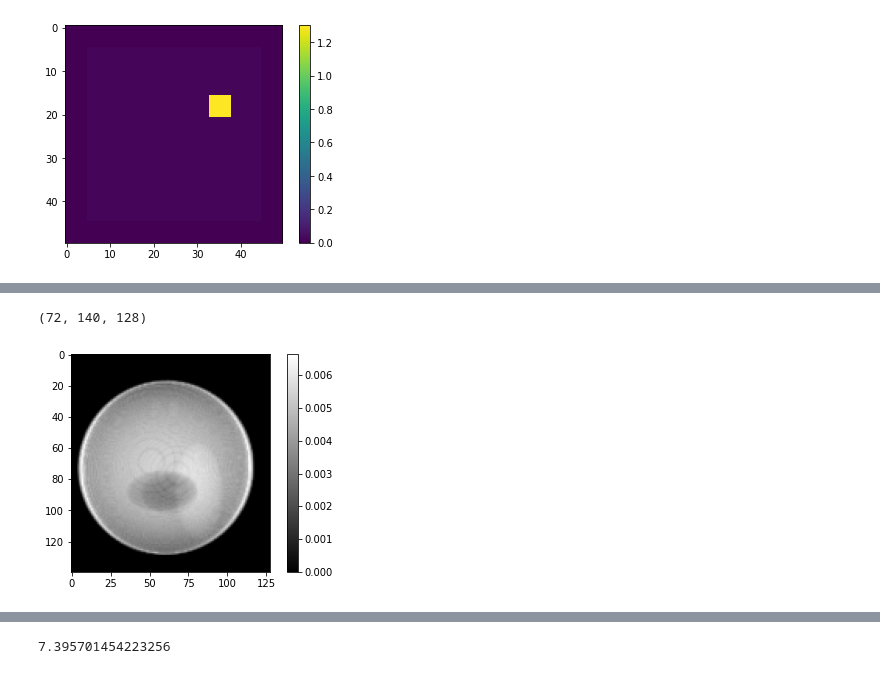
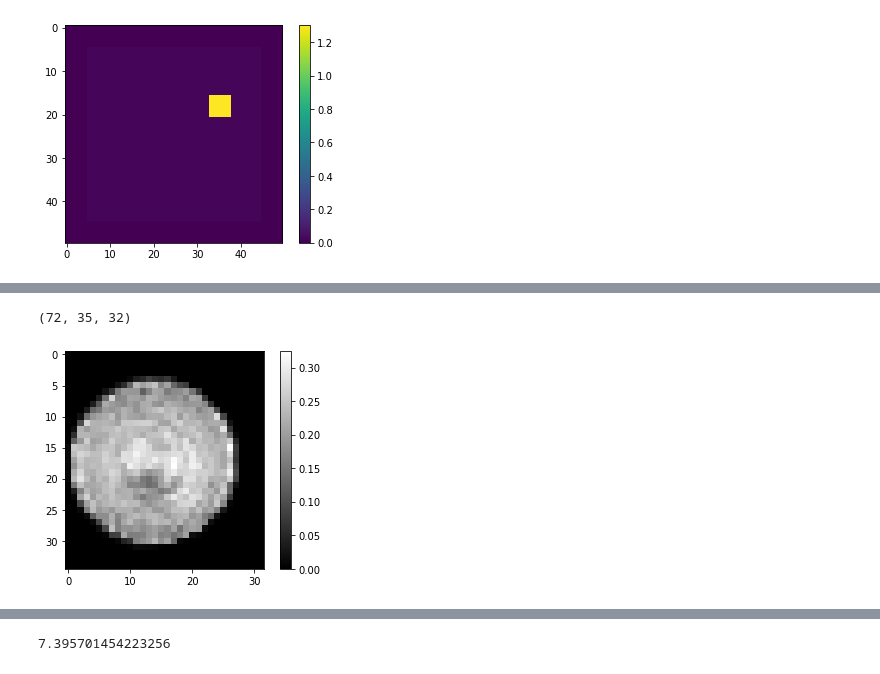
Before and after one commit to modestyachts/multi-energy-ct, a Jupyter notebook: synthetic_data.ipynb, the cells around one changed output, grey strips where cells are left out. Cells and saved outputs as stored; diff of their text form; code cells hidden in the pictures.

```diff
--- a/synthetic_data.ipynb
+++ b/synthetic_data.ipynb
@@ -53,11 +53,12 @@ plt.show()
 
 from phantominator import ct_shepp_logan
 
-reso = 128
+# reso = 128
 # reso = 64
-# reso = 32
+reso = 32
 
-densities = [0.1, 0.2, 0.5, 1.0, 2.0, 5.0, 10.0, 20.0, 50.0, 100.0, 200.0, 500.0, 1000.0]
+# densities = [0.1, 0.2, 0.5, 1.0, 2.0, 5.0, 10.0, 20.0, 50.0, 100.0, 200.0, 500.0, 1000.0]
+densities = [1000.0]
 
 for newdensity in densities:
 
@@ -76,11 +77,12 @@ for newdensity in densities:
     volume = ct_shepp_logan((reso, reso, reso), E=E)
     norm = np.linalg.norm(volume.flatten(), ord=2)
     print(f'original norm is {norm}')
-    volume = volume * newdensity / norm
-    norm = np.linalg.norm(volume.flatten(), ord=2)
-    print(f'when density is {newdensity}, norm is {norm}')
+    newdensity = norm
+    # volume = volume * newdensity / norm
+    # norm = np.linalg.norm(volume.flatten(), ord=2)
+    # print(f'when density is {newdensity}, norm is {norm}')
 
-    slice = int(3/8. * reso)
+    # slice = int(3/8. * reso)
 
     # plt.figure()
     # plt.imshow(volume[:,:,slice], cmap='gray')
@@ -123,12 +109,12 @@ H = int(reso * 1.1)
 W = reso
 # dW = 0.024
 # dH = 0.024
-dW = 0.12 # good for 128
-dH = 0.12 # good for 128
+# dW = 0.12 # good for 128
+# dH = 0.12 # good for 128
 # dH = 0.25 # good for 64
 # dW = 0.25 # good for 64
-# dH = 0.5
-# dW = 0.5
+dH = 0.5
+dW = 0.5
 data_dict = [volume]
 resolution = reso
 radius = 5
@@ -190,37 +176,43 @@ def get_measurements(volume, skip_every=10):
     # for c2w in all_c2w[::50]:
     for c2w in all_c2w:
         rays_o, rays_d = get_rays_np(H, W, dH, dW, c2w)
         rays_o = np.reshape(rays_o, [-1,3])
         rays_d = np.reshape(rays_d, [-1,3])
-        rgb, _, acc, _, _ = render_rays([volume], (rays_o, rays_d), resolution, None, radius, harmonic_degree=-1, jitter=0, uniform=0.5, interpolation='trilinear', nv=False)
+        rgb, _, acc, _, _ = render_rays([volume], (rays_o, rays_d), resolution, None, radius, harmonic_degree=-1, jitter=0, uniform=0.5, interpolation='trilinear', nv=False)  # this blows up memory
         rgb = np.reshape(rgb, (H, W))
         all_rgbs.append(rgb)
         # acc = np.reshape(acc, (H, W, 1))
         # plt.figure()
         # plt.imshow(acc)
         # plt.colorbar()
         # plt.show()
     all_rgbs = jnp.array(all_rgbs)
     # print(all_rgbs.shape)
     return all_rgbs
 
-gt_measurements = get_measurements(volume)
+
+if os.path.exists(f'gt_measurements_density{newdensity}_reso{reso}.npy'):
+    gt_measurements = np.load(f'gt_measurements_density{newdensity}_reso{reso}.npy')
+else:
+    gt_measurements = get_measurements(volume)  # this uses a ton of memory
+    np.save(f'gt_measurements_density{newdensity}_reso{reso}.npy', gt_measurements)
+
 print(gt_measurements.shape)
 
 plt.figure()
 plt.imshow(gt_measurements[22], cmap='gray')
 plt.colorbar()
 plt.show()
 # tifffile.imsave(f'/home/datasets/ct_synthetic/semi_easy_synthetic_projections_raw_radius{radius}_reso{reso}_H{H}.tif', all_rgbs)
 # tifffile.imsave(f'/home/datasets/ct_synthetic/semi_easy_synthetic_volume_reso{reso}.tif', volume)
 
 # tifffile.imsave(f'/home/datasets/ct_shepp/fifthdensity_{newdensity}_projections_raw_radius{radius}_reso{reso}_H{H}_W{W}_dhw{dH}.tif', all_rgbs)
 # tifffile.imsave(f'/home/datasets/ct_shepp/fifthdensity_{newdensity}_volume_reso{reso}.tif', volume)
 
 # repeat this for each density in the list
-tifffile.imsave(f'/data/datasets/ct_shepp/varynorm/norm_{newdensity}_projections_raw_radius{radius}_reso{reso}_H{H}_W{W}_dhw{dH}.tif', all_rgbs)
-tifffile.imsave(f'/data/datasets/ct_shepp/varynorm/norm_{newdensity}_volume_reso{reso}.tif', volume)
+# tifffile.imsave(f'/data/datasets/ct_shepp/varynorm/norm_{newdensity}_projections_raw_radius{radius}_reso{reso}_H{H}_W{W}_dhw{dH}.tif', all_rgbs)
+# tifffile.imsave(f'/data/datasets/ct_shepp/varynorm/norm_{newdensity}_volume_reso{reso}.tif', volume)
 # %% [output]
-(72, 140, 128)
+(72, 35, 32)
-[figure, old version]
+[figure, new version]
 # %%
```
Also changed, not shown: parts of 3 cells of this notebook, 6 other files.
